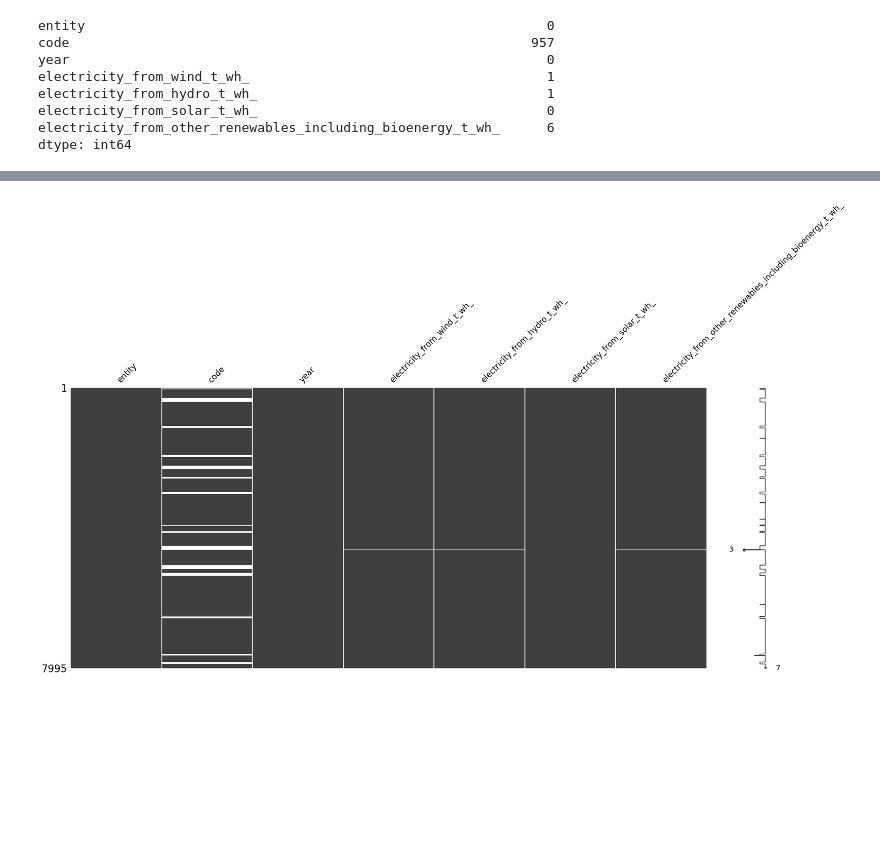
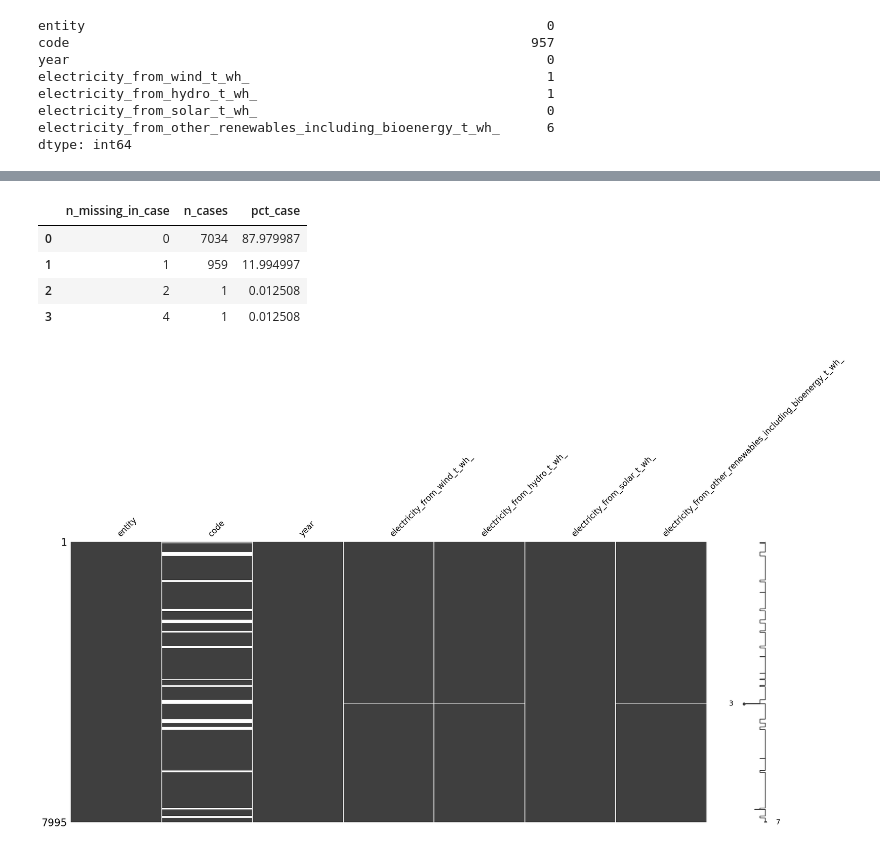
Before and after one commit to fenilenvinileno97/linear_regression, a Jupyter notebook: 4-final-project.ipynb, the cells around one changed output, grey strips where cells are left out. Cells and saved outputs as stored; diff of their text form; code cells hidden in the pictures; blank space fills up the shorter version.

```diff
--- a/4-final-project.ipynb
+++ b/4-final-project.ipynb
@@ -115,3 +121,11 @@ msno.bar(mprod_df);
+# %%
+mprod_df.missing.missing_case_table()
+# %% [output]
+|  | n_missing_in_case | n_cases | pct_case |
+| 0 | 0 | 7034 | 87.979987 |
+| 1 | 1 | 959 | 11.994997 |
+| 2 | 2 | 1 | 0.012508 |
+| 3 | 4 | 1 | 0.012508 |
 # %%
 msno.matrix(mprod_df);
 # %% [output]
```
Also changed, not shown: parts of 4 cells of this notebook, 2 other files.
